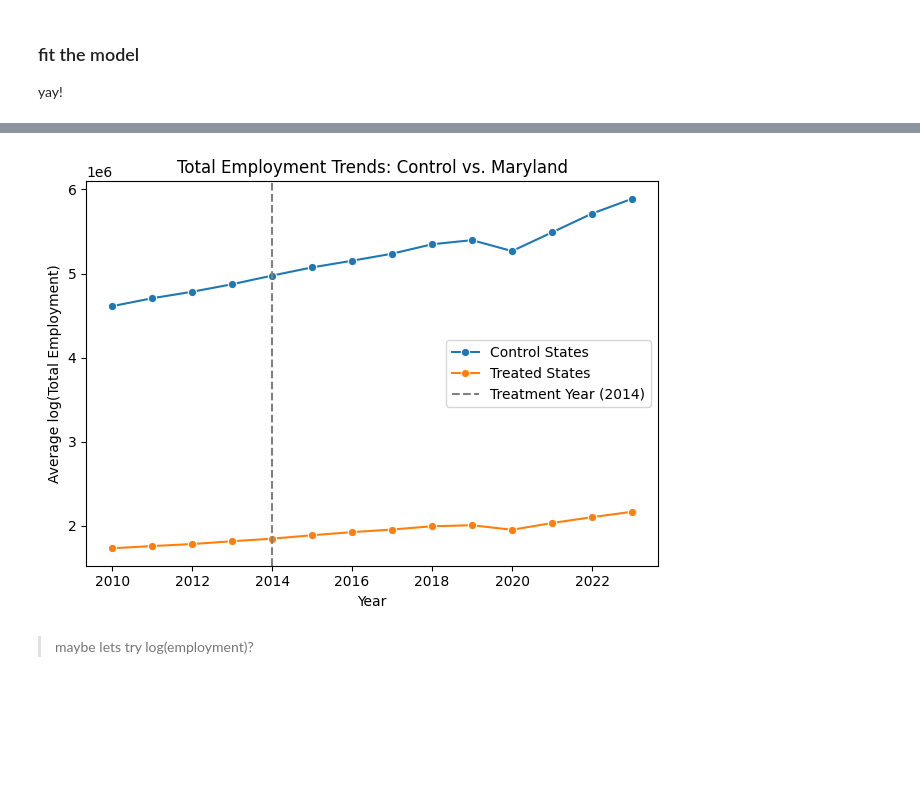
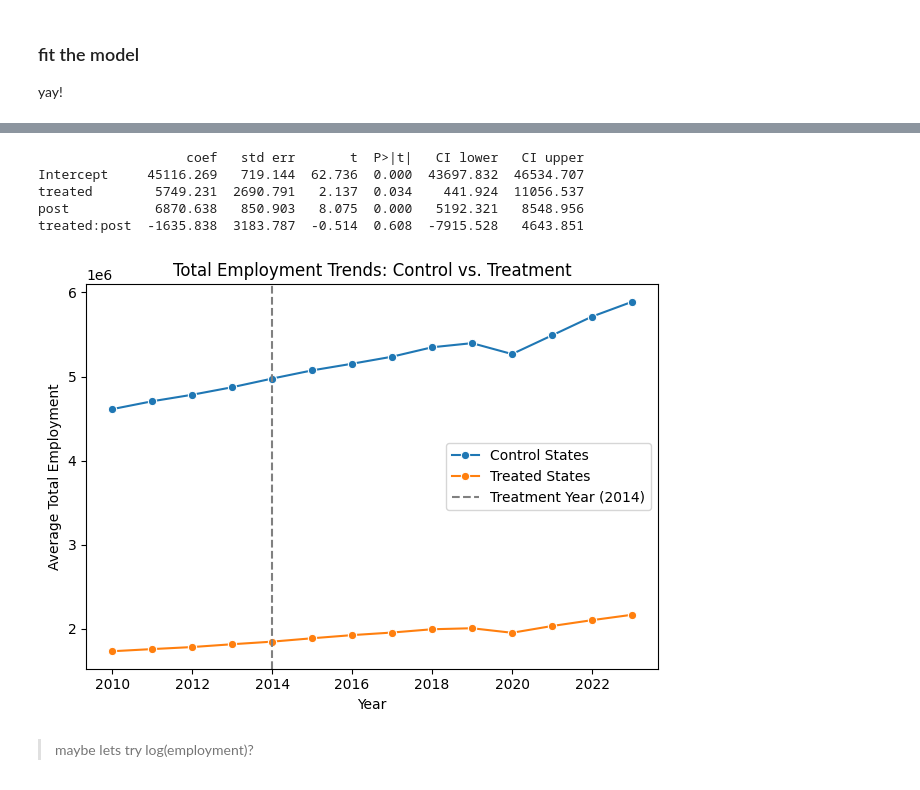
Before and after one commit to khaeuss808/UDS_FinalProject, a Jupyter notebook: morestates.ipynb, the cells around one changed output, grey strips where cells are left out. Cells and saved outputs as stored; diff of their text form; code cells hidden in the pictures; blank space fills up the shorter version.

```diff
--- a/morestates.ipynb
+++ b/morestates.ipynb
@@ -308,6 +308,11 @@ wage_2010_2013 = {
     "Texas": [7.25, 7.25, 7.25, 7.25],
     "Utah": [7.25, 7.25, 7.25, 7.25],
     "Wisconsin": [7.25, 7.25, 7.25, 7.25],
+    "Arizona": [7.25, 7.35, 7.65, 7.80],
+    "Delaware": [7.25, 7.25, 7.25, 7.25],
+    "Hawaii": [7.25, 7.25, 7.25, 7.25],
+    "Maine": [7.50, 7.50, 7.50, 7.50],
+    "New Jersey": [7.25, 7.25, 7.25, 7.25],
 }
 
 # adds the columns and data
@@ -542,28 +547,50 @@ Covariance Type:            nonrobust
 
 Notes:
 [1] Standard Errors assume that the covariance matrix of the errors is correctly specified.
+# %%
+import pandas as pd
+
+results_df = pd.DataFrame(
+    {
+        "coef": model.params,
+        "std err": model.bse,
+        "t": model.tvalues,
+        "P>|t|": model.pvalues,
+        "CI lower": model.conf_int()[0],
+        "CI upper": model.conf_int()[1],
+    }
+)
+
+results_df = results_df.round(3)
+print(results_df)
+# %% [output]
+                   coef   std err       t  P>|t|   CI lower   CI upper
+Intercept     45116.269   719.144  62.736  0.000  43697.832  46534.707
+treated        5749.231  2690.791   2.137  0.034    441.924  11056.537
+post           6870.638   850.903   8.075  0.000   5192.321   8548.956
+treated:post  -1635.838  3183.787  -0.514  0.608  -7915.528   4643.851
 # %%
 # get the average per year
 trend_df = (
     combined_df.groupby(["year", "treated"])["total_employment"].mean().reset_index()
 )
 
 # get labels for the plots
 trend_df["group"] = trend_df["treated"].map({1: "Treated States", 0: "Control States"})
 
 # plot!
 plt.figure()
 sns.lineplot(data=trend_df, x="year", y="total_employment", hue="group", marker="o")
 
 plt.axvline(x=2014, color="gray", linestyle="--", label="Treatment Year (2014)")
-plt.title("Total Employment Trends: Control vs. Maryland")
-plt.ylabel("Average log(Total Employment)")
+plt.title("Total Employment Trends: Control vs. Treatment")
+plt.ylabel("Average Total Employment")
 plt.xlabel("Year")
 plt.legend()
 plt.tight_layout()
 plt.show()
 # %% [output]
-[figure, old version]
+[figure, new version]
 # %% [markdown]
 > maybe lets try log(employment)?
 # %%
```
Also changed, not shown: parts of 6 cells of this notebook.
